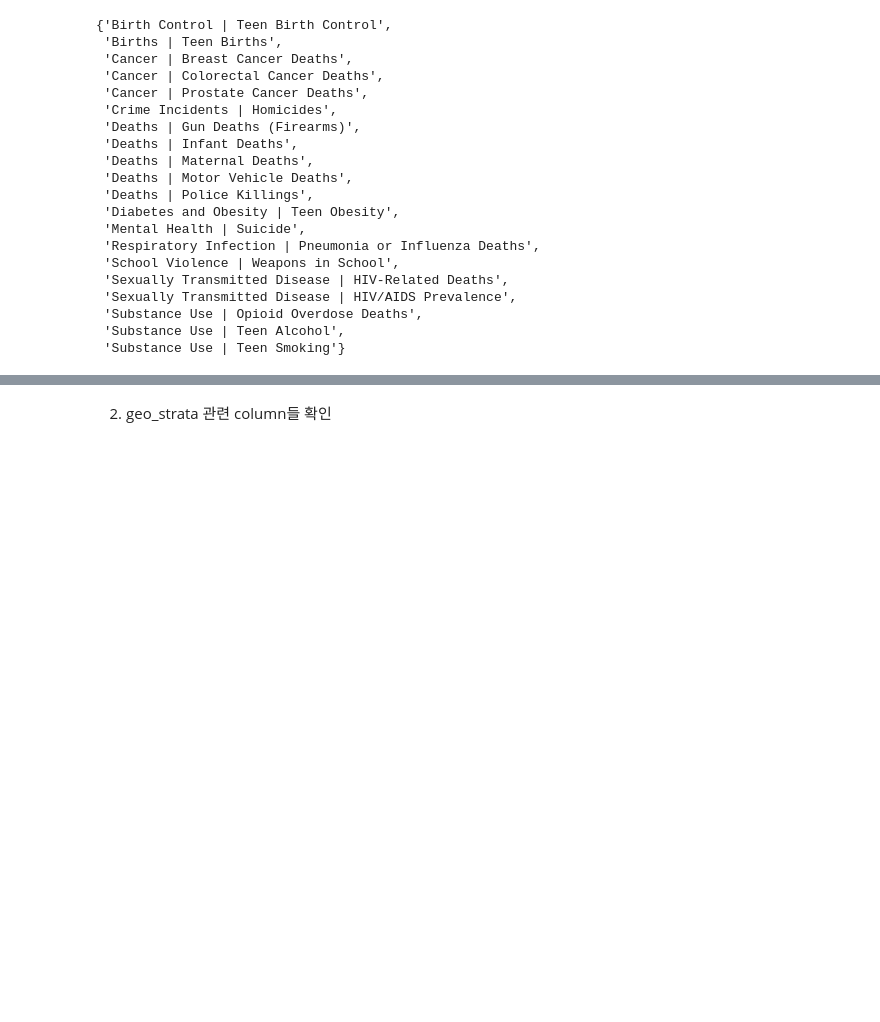
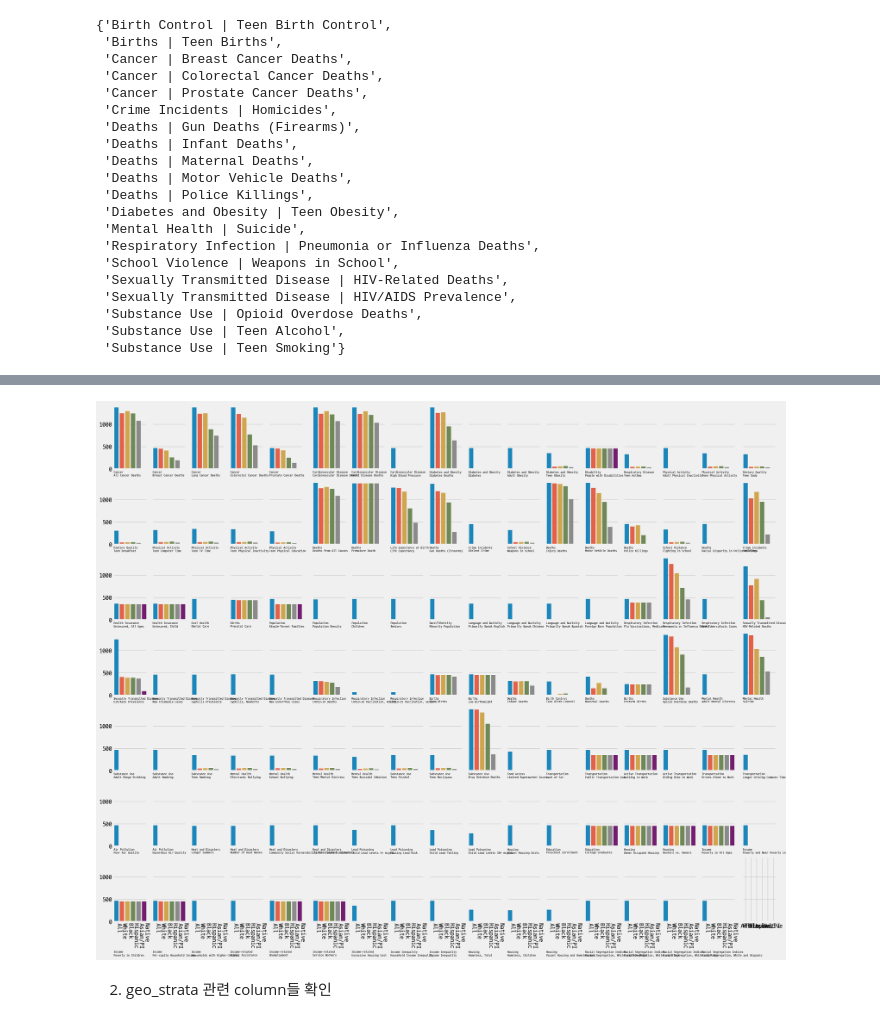
Before and after one commit to WASSUP-AIModel-3rd-Project1/Project-1, a Jupyter notebook: 240614_step0.ipynb, the cells around one changed output, grey strips where cells are left out. Cells and saved outputs as stored; diff of their text form; code cells hidden in the pictures; blank space fills up the shorter version.

```diff
--- a/240614_step0.ipynb
+++ b/240614_step0.ipynb
@@ -515,3 +594,15 @@ array(['Sexually Transmitted Disease | HIV-Related Deaths',
+# %%
+fig, axes = plt.subplots(7,17,figsize=(21,17),sharex=True,sharey=True)
+
+for n,ax in enumerate(axes.flatten()[:-1]):
+    sns.barplot(x=rslt.iloc[n].index, y = rslt.iloc[n].values,ax =ax)
+    feat_name = rslt.index[n].split(' | ')
+    ax.set_xlabel(f'{feat_name[0]}\n{feat_name[1]}',loc='left',fontsize = 7)
+    plt.setp(ax.get_xticklabels(),ha = 'left',rotation = 270)
+
+pass
+# %% [output]
+[figure, added]
 # %%
 
 #pd.DataFrame(data)
```
Also changed, not shown: parts of 22 cells of this notebook.
